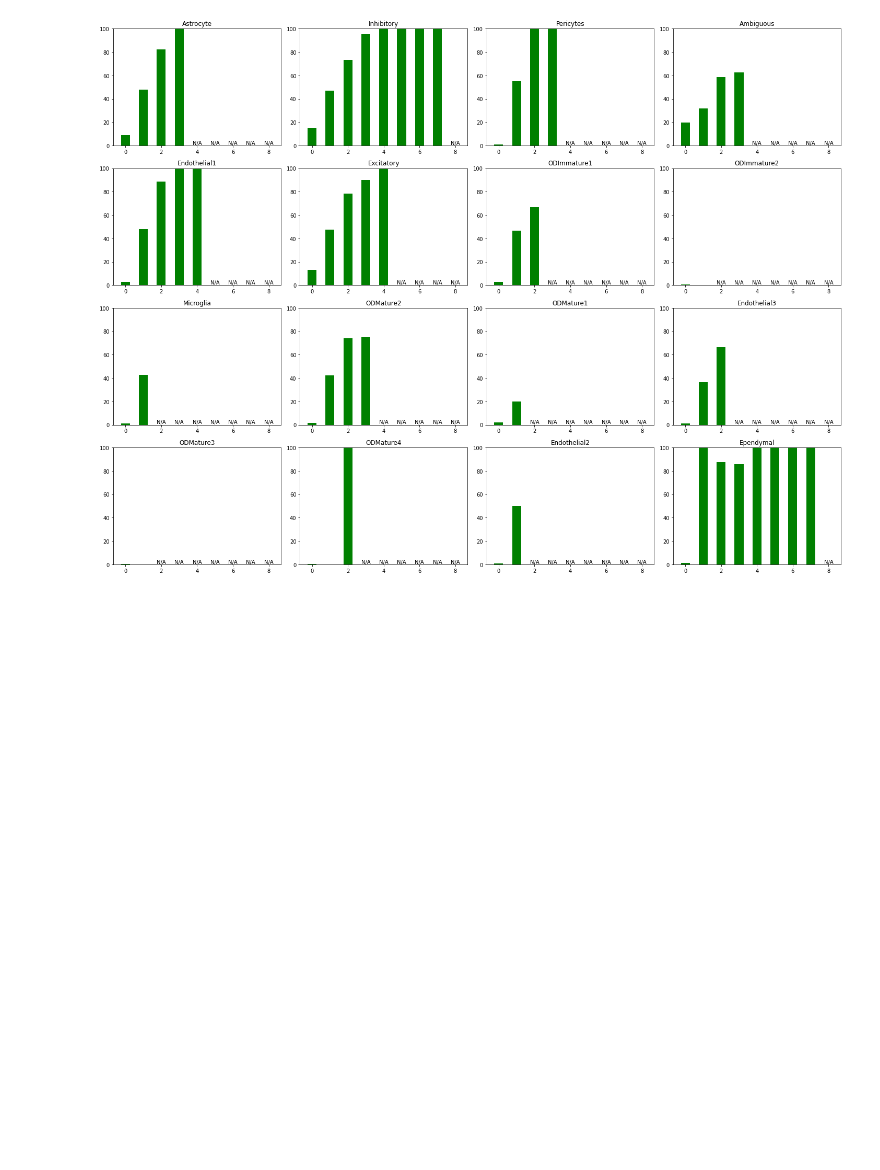
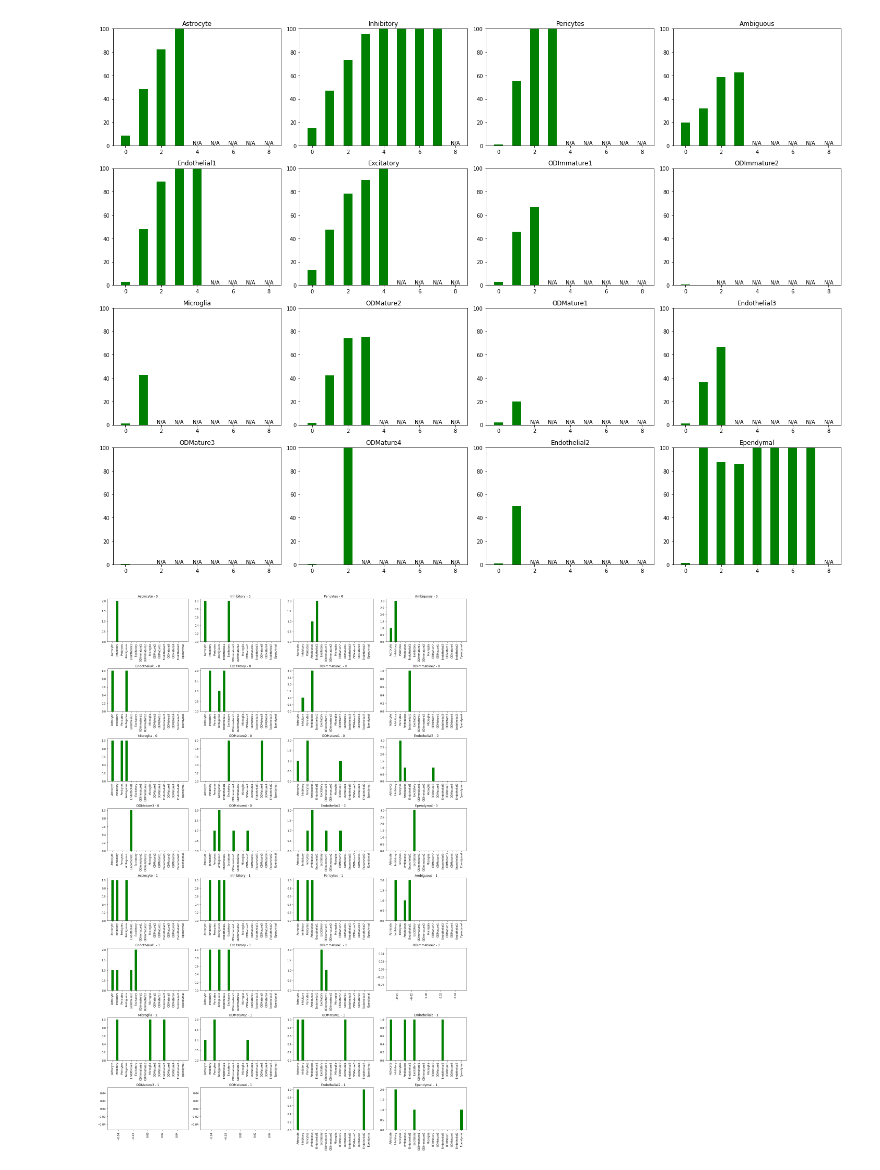
Before and after one commit to 3N4N/stloc, a Jupyter notebook: MERFISH_Tangram.ipynb, the cells around one changed output. Saved outputs shown, nothing was run; the diff lists cells and outputs as text; code cells hidden in the pictures; blank space fills up the shorter version.

```diff
--- a/MERFISH_Tangram.ipynb
+++ b/MERFISH_Tangram.ipynb
@@ -144,6 +141,9 @@ obs_sc.head()
 | 2 | d06cb29e-10ee-4bbc-b74e-90237999ef4b | 1 | Female | Naive | -0.24 | -3742.897643 | -3790.648737 | Inhibitory | ... |
 | 3 | 12e2a165-57c7-4f37-96dd-23f6574af4ba | 1 | Female | Naive | -0.24 | -3738.423005 | -3773.259265 | Inhibitory | ... |
 | 4 | 14a0f396-b13d-4d45-89a3-86c2047bf3f9 | 1 | Female | Naive | -0.24 | -3736.407620 | -3895.590306 | Pericytes | ... |
+# %%
+df_sc.head()
+cellTypeColumn= df_sc["Cell_class"].to_numpy()
 # %% [markdown]
 # Tangram
 # %%
@@ -228,2 +207,21 @@ cell_to_voxel_map[:10]
 # %% [markdown]
 # Probability analysis
+# %%
+
+Nrows = len(df_st)
+Ncols = len(celltypes)
+print(Nrows, Ncols)
+probabilityDf["Cell_class"]=cellTypeColumn
+# print(probabilityDf["Cell_class"])
+df_prediction = pd.DataFrame(np.zeros((Nrows,Ncols)),columns=celltypes)
+tempDf = probabilityDf.copy()
+for i in range(Nrows):
+    tempDf= tempDf.sort_values(by=[str(i)])
+
+    for  j in range(cellcount.iloc[i,0]):
+        cellClass = tempDf.iloc[j]["Cell_class"]
+        df_prediction.iloc[i][cellClass]+=1
+
+df_prediction = df_prediction.astype(int)
+deconvolveDf = df_prediction.copy()
+df_prediction.head()
@@ -371,14 +376,13 @@ count_misprediction = dict.fromkeys(celltypes)
 for i in count_misprediction:
     count_misprediction[i] = dict.fromkeys(range(l))
     for j in count_misprediction[i]:
-        count_misprediction[i][j] = [0, 0, dict.fromkeys(celltypes,0)]
+        count_misprediction[i][j] = [0, 0, {}]
 
 for j in range(df_prediction.shape[1]):
     for i in range(df_prediction.shape[0]):
         actual_count = typeCountDf.iloc[i,j]
         predicted_count = df_prediction.iloc[i,j]
-        tarr = count_misprediction[df_prediction.columns[j]][typeCountDf.iloc[i,j]]
-        tarr[0] += 1
+        count_misprediction[df_prediction.columns[j]][typeCountDf.iloc[i,j]][0] += 1
         if typeCountDf.iloc[i,j] != df_prediction.iloc[i,j]:
-            tarr[1] += 1
-            tarr[2] = {k: tarr[2].get(k, 0) + typeCountDf.iloc[i,:].to_dict().get(k, 0) for k in tarr[2].keys() | typeCountDf.iloc[i,:].to_dict().keys()}
+            count_misprediction[df_prediction.columns[j]][typeCountDf.iloc[i,j]][1] += 1
+            count_misprediction[df_prediction.columns[j]][typeCountDf.iloc[i,j]][2] = typeCountDf.iloc[i,:].to_dict()
@@ -445,21 +430,22 @@ plt.rcParams['figure.figsize'] = [10,5]
 [figure]
 # %%
 maxcellcount = len(count_misprediction[celltypes[0]].keys())
-# maxcellcount = 2
+maxcellcount = 2
 
-plt.rcParams['figure.figsize'] = [20, 10] #*maxcellcount]
+plt.rcParams['figure.figsize'] = [20, 15*maxcellcount]
 
 j=0
-
-for i, celltype in enumerate(['Astrocyte']): #enumerate(celltypes):
-    for j in range(maxcellcount-1):
+for j in range(maxcellcount):
+    for i, celltype in enumerate(celltypes):
         x = list(count_misprediction[celltype][j][2].keys())
         y = np.array(list(count_misprediction[celltype][j][2].values()))
-        plt.subplot(2, 4, i*2+j+1)
+        plt.subplot(4*maxcellcount, 4, j*16+i+1)
         bar = plt.bar(x, y, width=0.5, color='g')
         plt.xticks(rotation=90)
         # plt.ylim((0,100))
         plt.title(celltype + " - " + str(j))
         plt.tight_layout()
 
 plt.rcParams['figure.figsize'] = [10,5]
+# %% [output]
+[figure, added]
```
Also changed, not shown: parts of 17 cells of this notebook, 2 other files.
